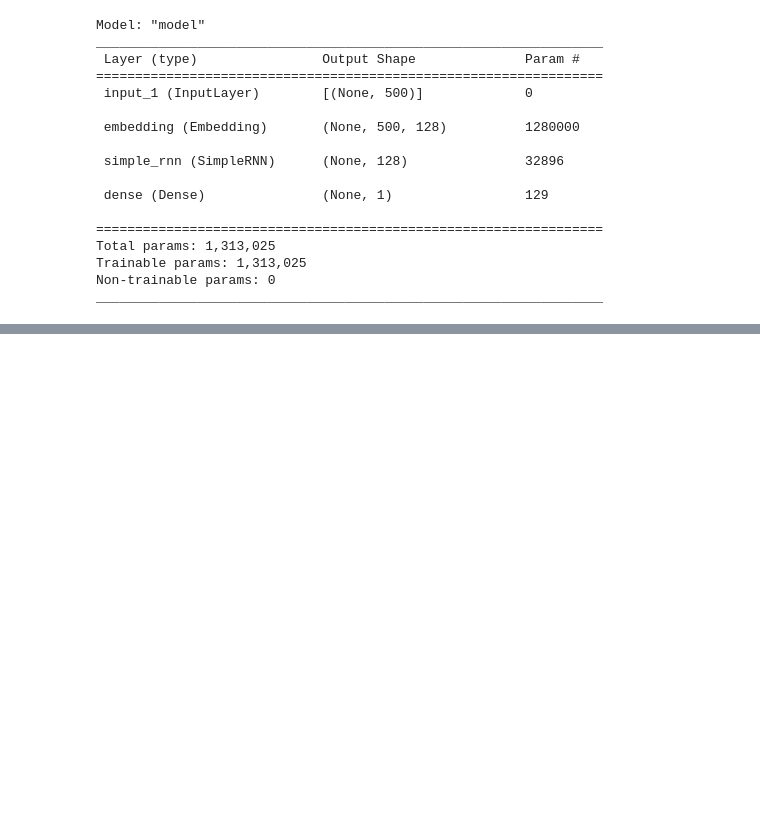
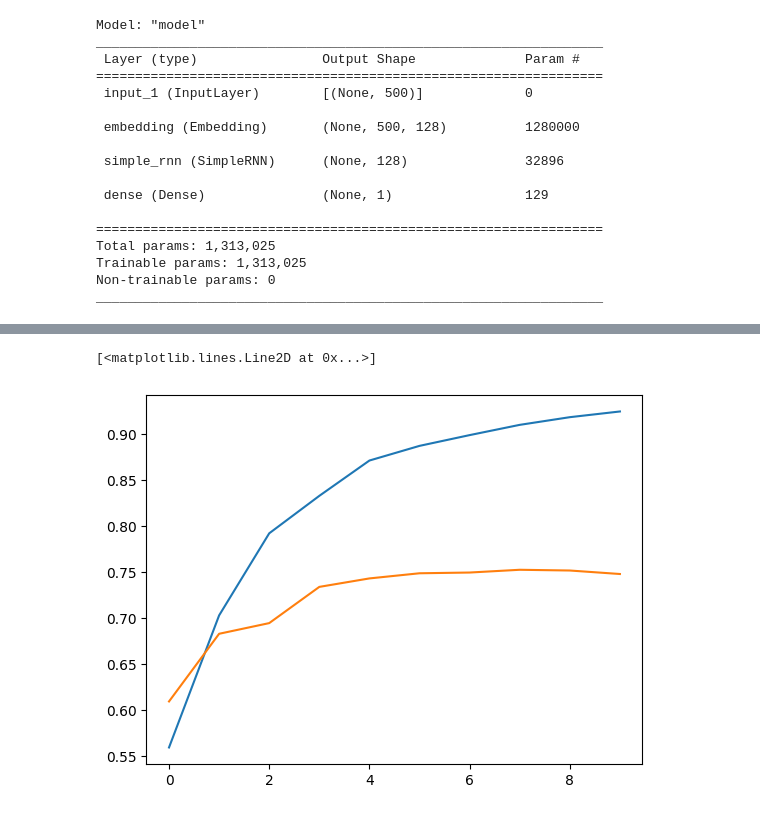
Before and after one commit to RohanKhodade/imdb-review-sentiment-analysis, a Jupyter notebook: simplernn.ipynb, the cells around one changed output, grey strips where cells are left out. Cells and saved outputs as stored; diff of their text form; code cells hidden in the pictures; blank space fills up the shorter version.

```diff
--- a/simplernn.ipynb
+++ b/simplernn.ipynb
@@ -122,0 +131,6 @@ model.save("imdb.h5")
+# %%
+plt.plot(history.history["accuracy"],label="train_accuracy")
+plt.plot(history.history["val_accuracy"],label="val_accuracy")
+# %% [output]
+[<matplotlib.lines.Line2D at 0x...>]
+[figure, added]
```
Also changed, not shown: parts of 3 cells of this notebook, 3 other files.
